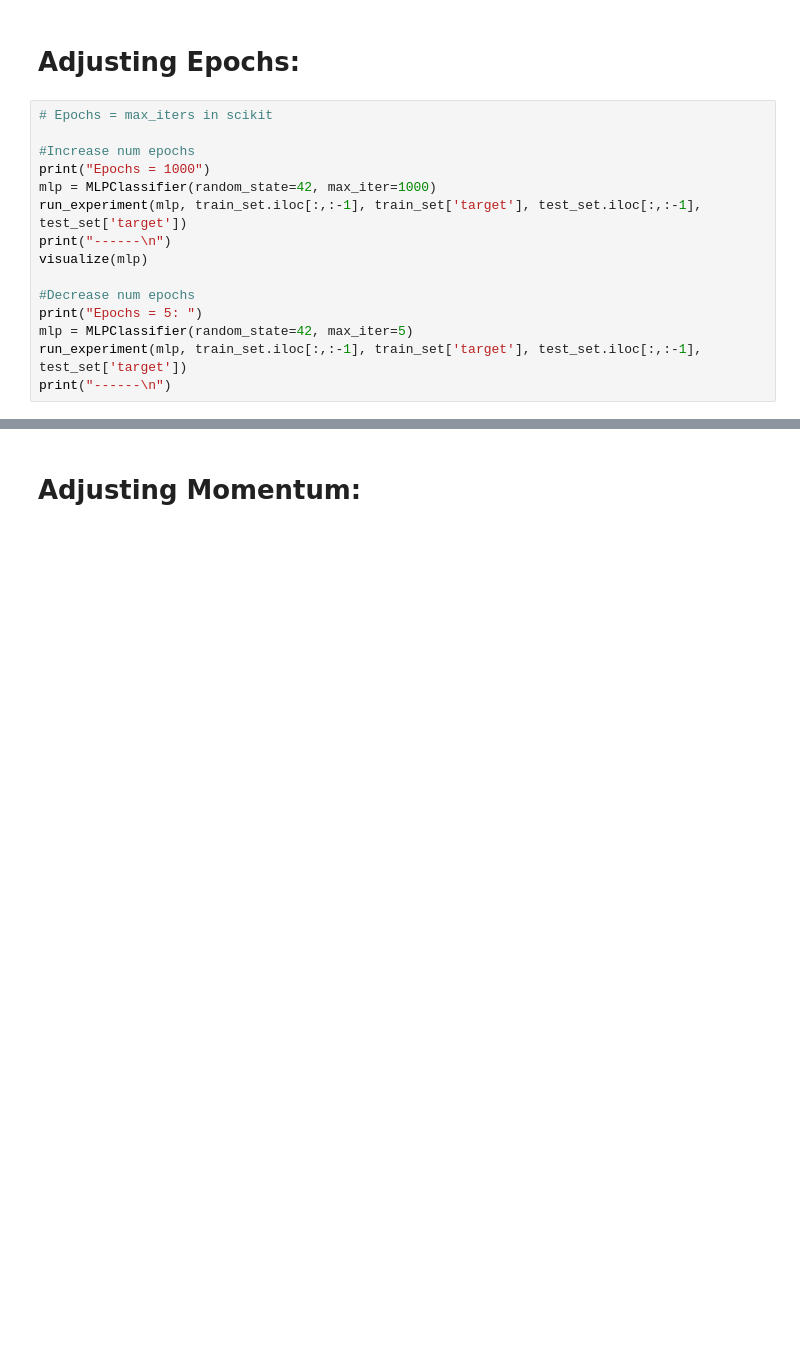
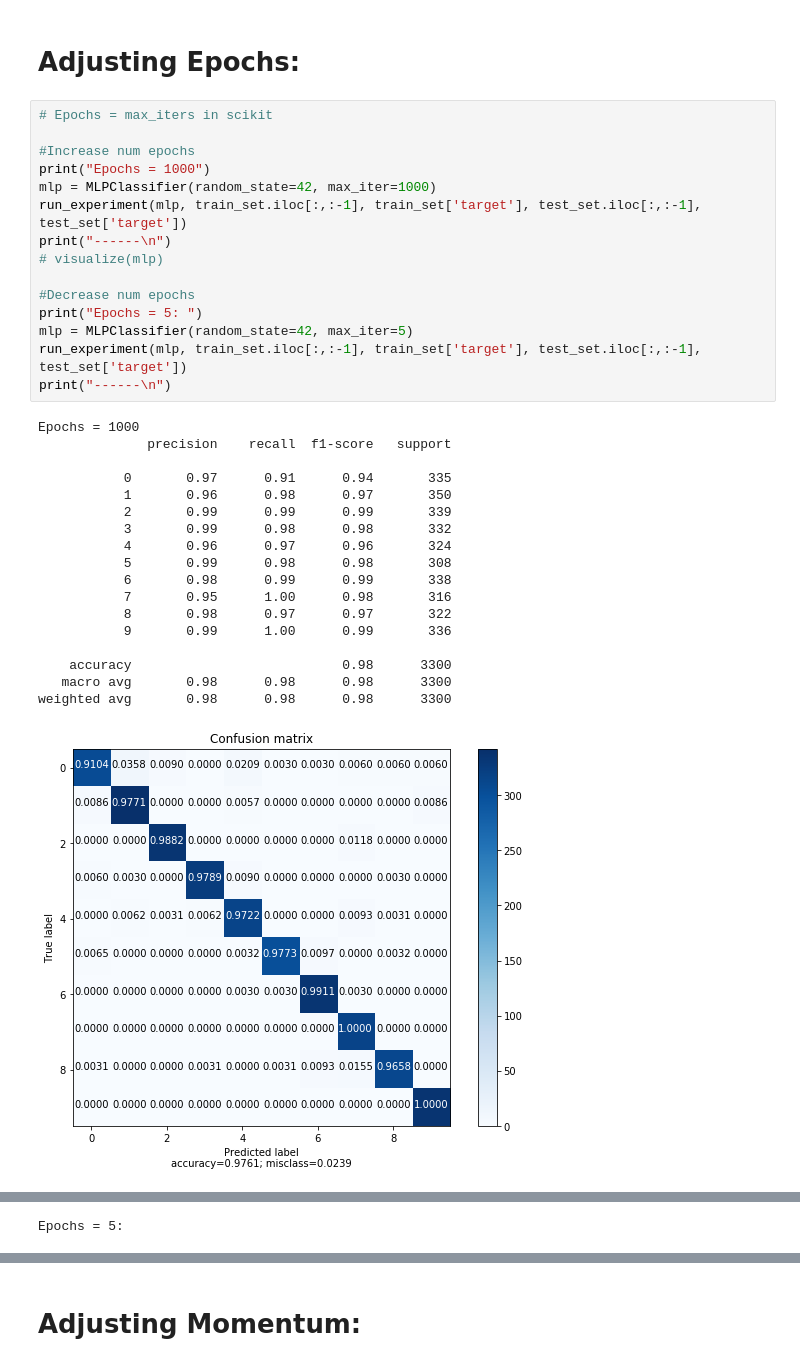
Before and after one commit to kadjulio/Coursework2-Data-Mining, a Jupyter notebook: jupyter/notebooks/modeling/NN.ipynb, the cells around one changed output, grey strips where cells are left out. Drawn from its saved outputs; the diff is of its cells as text; blank space fills up the shorter version.

```diff
--- a/jupyter/notebooks/modeling/NN.ipynb
+++ b/jupyter/notebooks/modeling/NN.ipynb
@@ -425,15 +686,34 @@ print("------\n")
 # %%
 # Epochs = max_iters in scikit
 
 #Increase num epochs
 print("Epochs = 1000")
 mlp = MLPClassifier(random_state=42, max_iter=1000)
 run_experiment(mlp, train_set.iloc[:,:-1], train_set['target'], test_set.iloc[:,:-1], test_set['target'])
 print("------\n")
-visualize(mlp)
+# visualize(mlp)
 
 #Decrease num epochs
 print("Epochs = 5: ")
 mlp = MLPClassifier(random_state=42, max_iter=5)
 run_experiment(mlp, train_set.iloc[:,:-1], train_set['target'], test_set.iloc[:,:-1], test_set['target'])
 print("------\n")
+# %% [output]
+Epochs = 1000
+              precision    recall  f1-score   support
+
+           0       0.97      0.91      0.94       335
+           1       0.96      0.98      0.97       350
+           2       0.99      0.99      0.99       339
+           3       0.99      0.98      0.98       332
+           4       0.96      0.97      0.96       324
+           5       0.99      0.98      0.98       308
+           6       0.98      0.99      0.99       338
+           7       0.95      1.00      0.98       316
+           8       0.98      0.97      0.97       322
+           9       0.99      1.00      0.99       336
+
+    accuracy                           0.98      3300
+   macro avg       0.98      0.98      0.98      3300
+weighted avg       0.98      0.98      0.98      3300
+[figure, added]
@@ -439,0 +730 @@ print("------\n")
+Epochs = 5:
```
Also changed, not shown: parts of 29 cells of this notebook, 9 other files.
